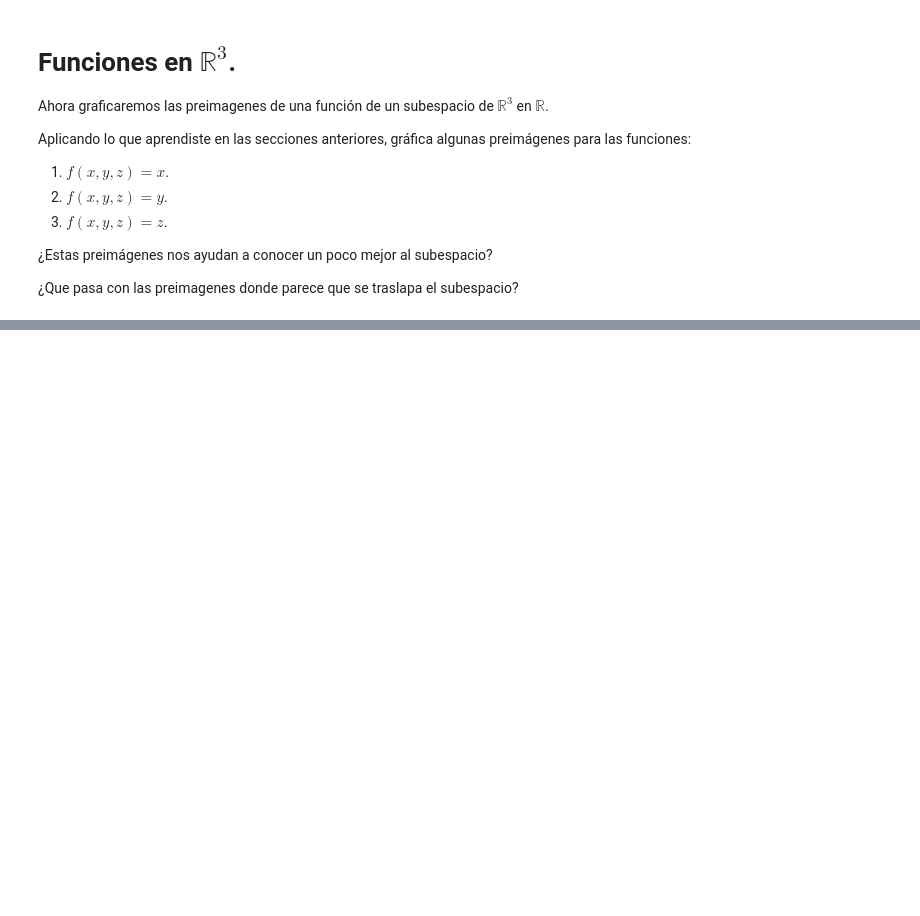
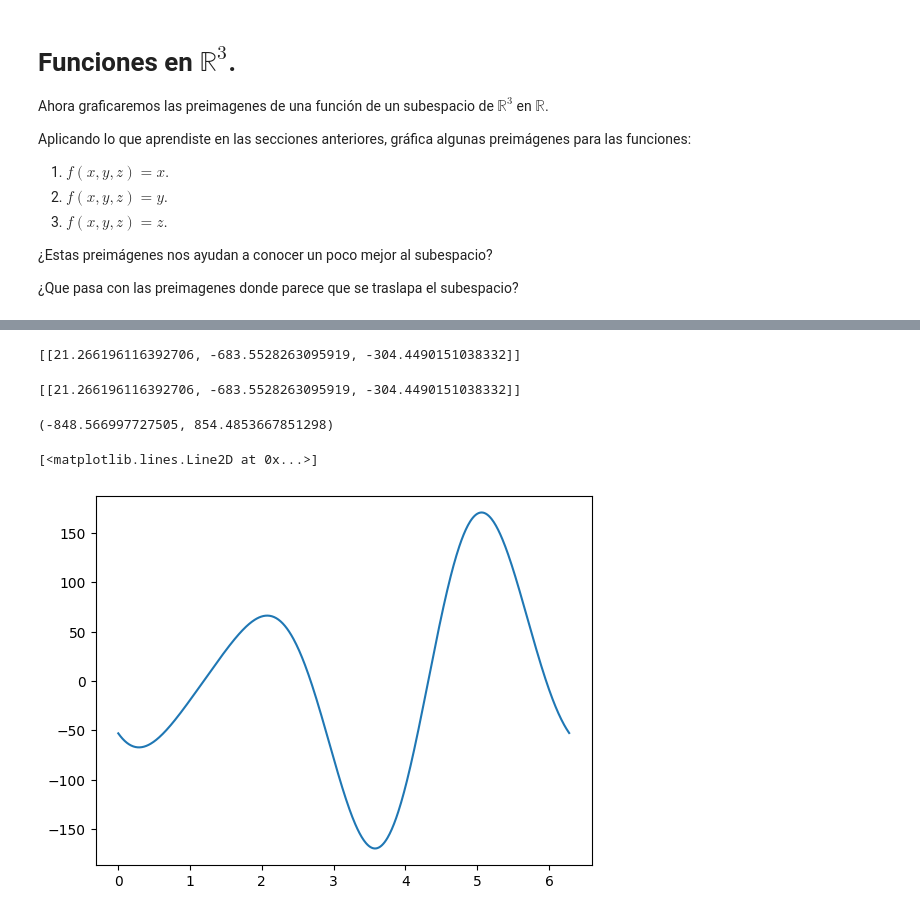
Before and after one commit to alxcn/MA2007B, a Jupyter notebook: AC2_PreimagenR.ipynb, the cells around one changed output, grey strips where cells are left out. Saved outputs shown, nothing was run; the diff lists cells and outputs as text; code cells hidden in the pictures; blank space fills up the shorter version.

```diff
--- a/AC2_PreimagenR.ipynb
+++ b/AC2_PreimagenR.ipynb
@@ -133,0 +208,12 @@ ax.scatter(trefoil[:,0],trefoil[:,1],trefoil[:,2])
+# %%
+for y in Y:
+    if len(preimage2(f,y-0.001,y+0.001,trefoil))>1:
+        aux=preimage2(f,y,y,trefoil)
+        break
+aux
+# %% [output]
+[[21.266196116392706, -683.5528263095919, -304.4490151038332]]
+# %%
+aux
+# %% [output]
+[[21.266196116392706, -683.5528263095919, -304.4490151038332]]
@@ -133,0 +222,18 @@ ax.scatter(trefoil[:,0],trefoil[:,1],trefoil[:,2])
+# %%
+minY=min(Y)
+maxY=max(Y)
+minY,maxY
+# %% [output]
+(-848.566997727505, 854.4853667851298)
+# %%
+def g(t):
+    c, cc, ccc = np.cos(t), np.cos(2*t), np.cos(3*t)
+    s, ss, sss = np.sin(t), np.sin(2*t), np.sin(3*t)
+    x = 41*c-18*s-83*cc-83*ss-11*ccc+27*sss
+    return x
+X=np.arange(0,2*np.pi,0.01)
+Y=[g(x) for x in X]
+plt.plot(X,Y)
+# %% [output]
+[<matplotlib.lines.Line2D at 0x...>]
+[figure, added]
```
Also changed, not shown: parts of 14 cells of this notebook, 2 other files.
